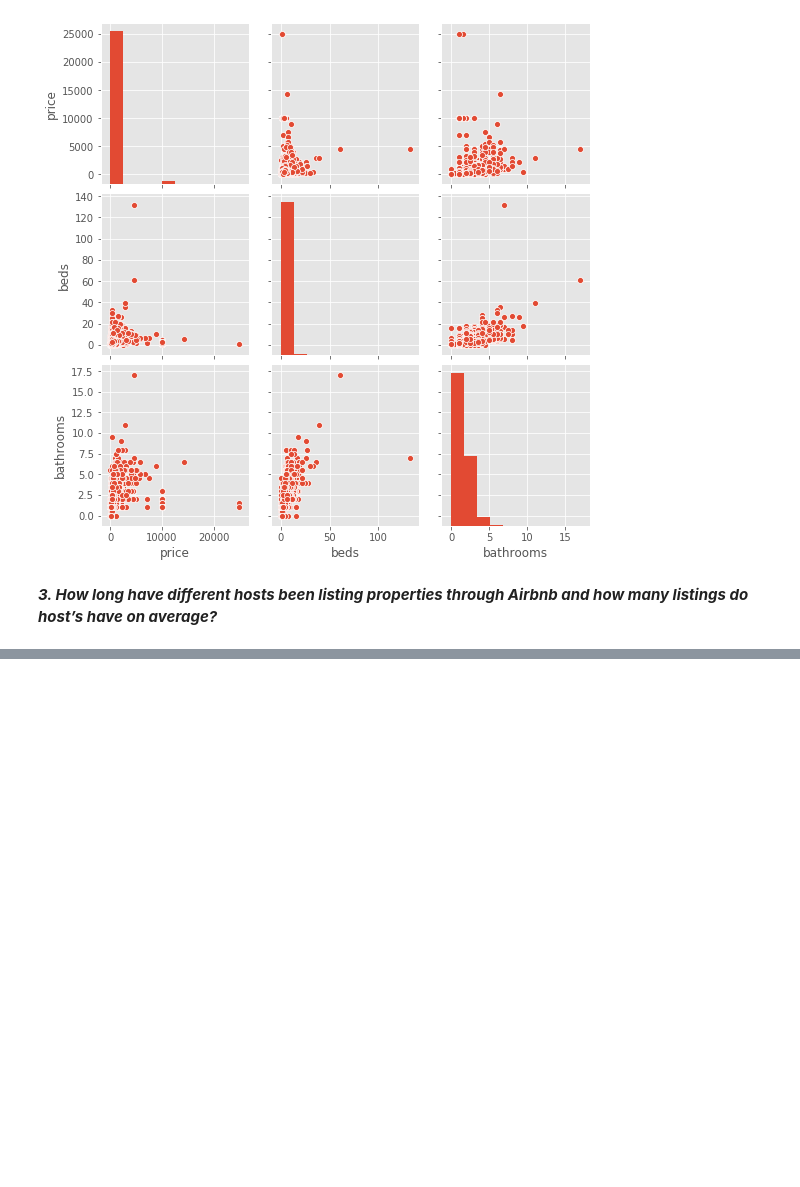
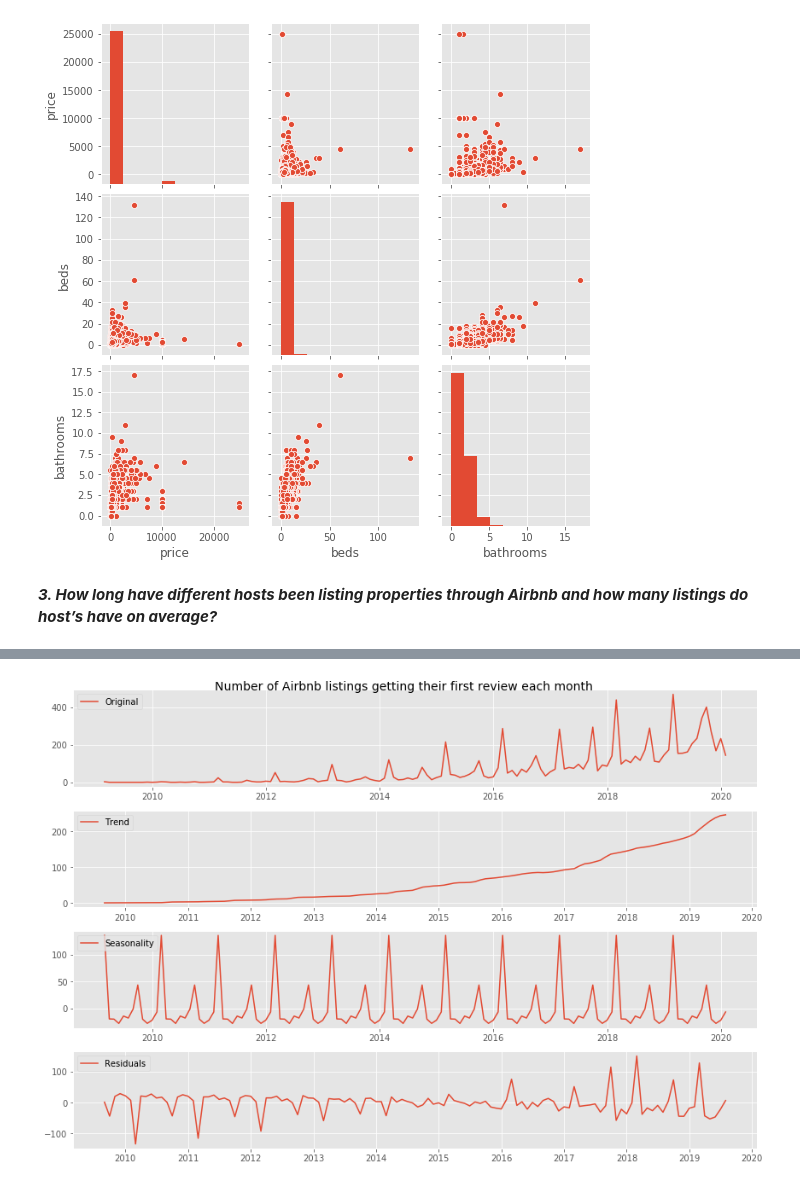
Before and after one commit to Z-Palamara/Capstone_1, a Jupyter notebook: Capstone 1 - EDA.ipynb, the cells around one changed output, grey strips where cells are left out. Saved outputs shown, nothing was run; the diff lists cells and outputs as text; code cells hidden in the pictures; blank space fills up the shorter version.

```diff
--- a/Capstone 1 - EDA.ipynb
+++ b/Capstone 1 - EDA.ipynb
@@ -109,0 +176,4 @@ _**3. How long have different hosts been listing properties through Airbnb and h
+# %%
+decompose_time_series(ts_first_review, title='Number of Airbnb listings getting their first review each month')
+# %% [output]
+[figure, added]
```
Also changed, not shown: parts of 5 cells of this notebook.
